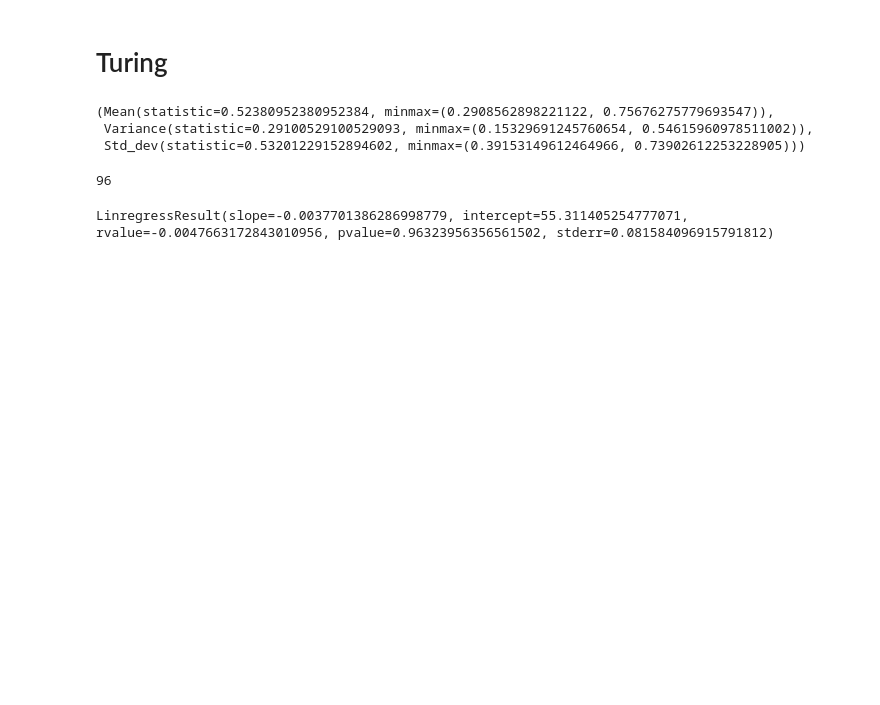
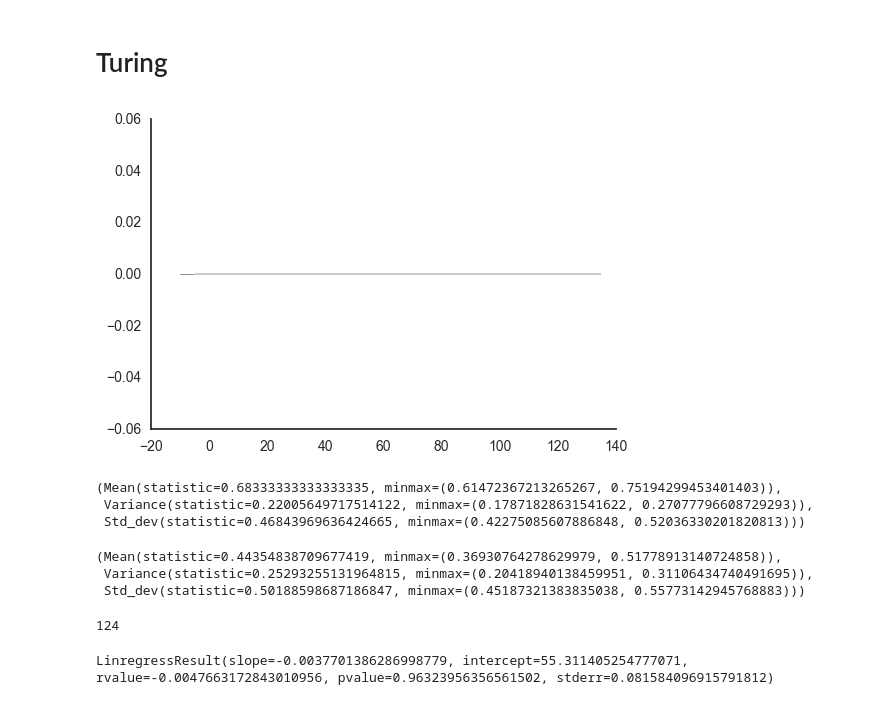
Before and after one commit to galbiati/mnk-cleaning-analysis, a Jupyter notebook: 6_tur/Pull Data.ipynb, the cells around one changed output. Saved outputs shown, nothing was run; the diff lists cells and outputs as text; code cells hidden in the pictures; blank space fills up the shorter version.

```diff
--- a/6_tur/Pull Data.ipynb
+++ b/6_tur/Pull Data.ipynb
@@ -50,0 +94,3 @@ sns.despine()
+# %%
+fd = T.loc[(T.user_name=='FD'), :]
+gl[fd.clip_id.astype(int)]
@@ -59,16 +123,29 @@ turing.to_csv(dump_dir + 'turing_pilot.csv')
+# %%
+fd['gl'] = gl[fd.clip_id.astype(int)]
+
+plt.hist(fd.rt.values[1:]/1000 - fd.gl.values[1:], bins=np.arange(-10, 140, 5))
+sns.despine()
+# %% [output]
+[figure, added]
 # %%
-g = turing.loc[turing.user_name.isin(['MJ', 'OM', 'BB', 'AV']), :] # 'gianni'
+g = turing.loc[turing.user_name.isin(['Weiji']), :] # 'gianni'
 g['correct'] = g['feedback'].map(lambda x: x=='true').astype(int)
 g['correct'] = g['correct'].astype(int)
 sts.bayes_mvs(g.correct, alpha=.95) #.loc[g.user_name=='BB', :]
 # %% [output]
-(Mean(statistic=0.52380952380952384, minmax=(0.2908562898221122, 0.75676275779693547)),
- Variance(statistic=0.29100529100529093, minmax=(0.15329691245760654, 0.54615960978511002)),
- Std_dev(statistic=0.53201229152894602, minmax=(0.39153149612464966, 0.73902612253228905)))
+(Mean(statistic=0.68333333333333335, minmax=(0.61472367213265267, 0.75194299453401403)),
+ Variance(statistic=0.22005649717514122, minmax=(0.17871828631541622, 0.27077796608729293)),
+ Std_dev(statistic=0.46843969636424665, minmax=(0.42275085607886848, 0.52036330201820813)))
+# %%
+sts.bayes_mvs(g.loc[g.user_name=='FD', 'correct'].values.astype(int))
+# %% [output]
+(Mean(statistic=0.44354838709677419, minmax=(0.36930764278629979, 0.51778913140724858)),
+ Variance(statistic=0.25293255131964815, minmax=(0.20418940138459951, 0.31106434740491695)),
+ Std_dev(statistic=0.50188598687186847, minmax=(0.45187321383835038, 0.55773142945768883)))
 # %%
-g.loc[g.user_name=='gianni', 'choice'].values.astype(int).size
+g.loc[g.user_name=='FD', 'choice'].values.astype(int).size
 # %% [output]
-96
+124
 # %%
 x = g.loc[g.user_name=='BB', 'choice'].values.astype(int)
 y = g.loc[g.user_name=='gianni', 'choice'].values.astype(int)
```
Also changed, not shown: parts of 14 cells of this notebook.
